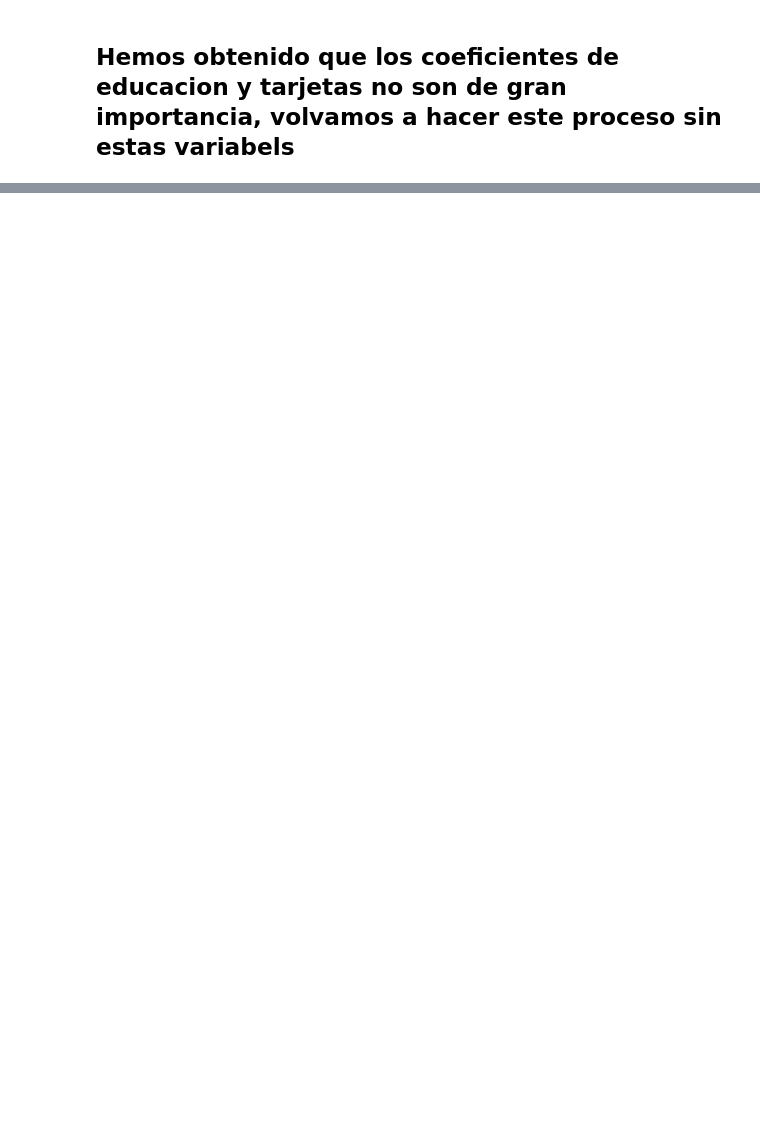
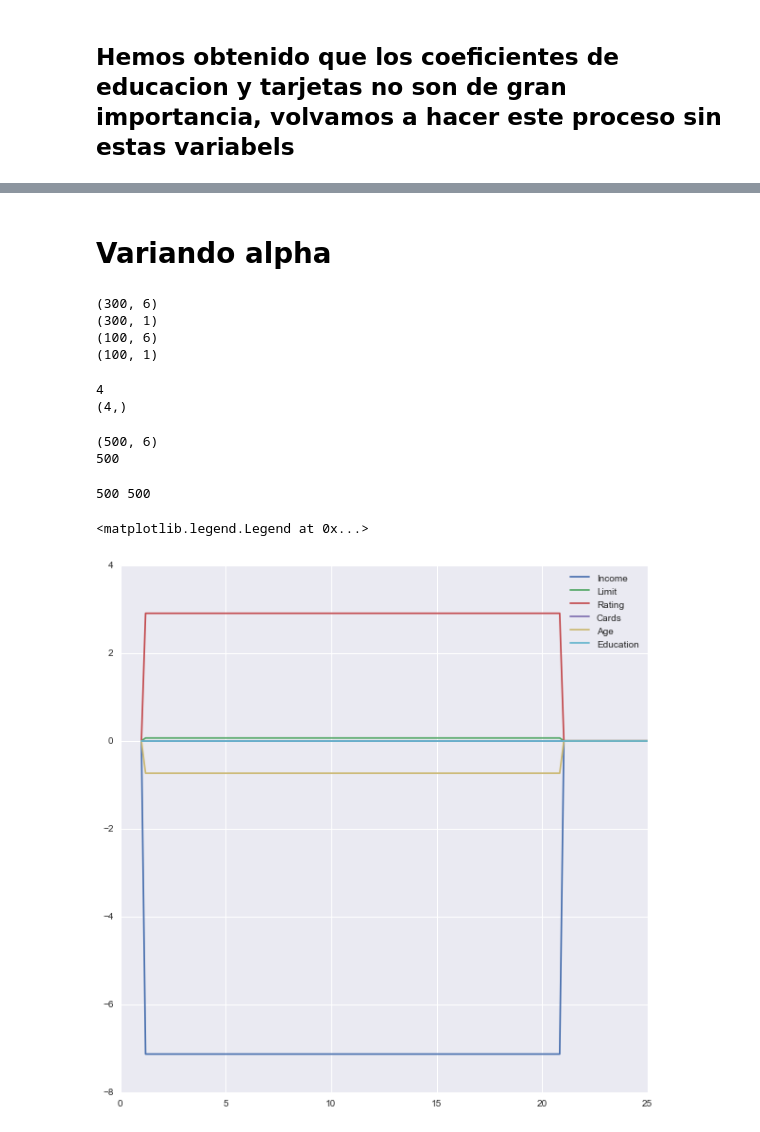
Before and after one commit to daniel-lozano/MCA, a Jupyter notebook: Aprendizaje_supervisado/Credit_cards_seaborn.ipynb, the cells around one changed output, grey strips where cells are left out. Drawn from its saved outputs; the diff is of its cells as text; code cells hidden in the pictures; blank space fills up the shorter version.

Commit message:
lasso coeficients

```diff
--- a/Aprendizaje_supervisado/Credit_cards_seaborn.ipynb
+++ b/Aprendizaje_supervisado/Credit_cards_seaborn.ipynb
@@ -268,0 +265,68 @@ Coeficientes [-7.12842116  0.06583003  2.88962861 -0.73103348]
+# %% [markdown]
+
+# Variando alpha
+# %%
+clf = linear_model.Lasso(alpha = 0.1)
+X = data[['Income','Limit','Rating','Cards','Age','Education']]
+Y=data[['Balance']]
+#Dividiendo los datos en entrenamiento y test.
+X_train,X_test,Y_train,Y_test=train_test_split(X, Y, random_state=1)
+print X_train.shape
+print Y_train.shape
+print X_test.shape
+print Y_test.shape
+# %% [output]
+(300, 6)
+(300, 1)
+(100, 6)
+(100, 1)
+# %%
+m=[1,2,3,4]
+m1=ravel(m)
+print size(m)
+print m1.shape
+# %% [output]
+4
+(4,)
+# %%
+A=linspace(1, 100,500)
+COEF=zeros([len(A),6])
+ERR=zeros(len(A))
+print COEF.shape
+print size(ERR)
+# %% [output]
+(500, 6)
+500
+# %%
+
+for i in A:
+    clf = linear_model.Lasso(alpha = 0.1)
+    clf = linear_model.LassoCV(alphas=A)
+    clf.fit(X_train,ravel(Y_train) )
+    COEF[i][0]=clf.coef_[0]
+    COEF[i][1]=clf.coef_[1]
+    COEF[i][2]=clf.coef_[2]
+    COEF[i][3]=clf.coef_[3]
+    COEF[i][4]=clf.coef_[4]
+    COEF[i][5]=clf.coef_[5]
+    if(clf.coef_== [0,0,0,0,0]):
+        print i
+    Y_pred_lasso1=clf.predict(X_test)
+    ERR[i]=sqrt(metrics.mean_squared_error(Y_test, Y_pred_lasso1))
+# %%
+#',,label='Age','Education'
+print len(COEF[:,1]),len(A)
+figsize(10,10)
+plot(A,COEF[:,0],label='Income')
+plot(A,COEF[:,1],label='Limit')
+plot(A,COEF[:,2],label='Rating')
+plot(A,COEF[:,3],label='Cards')
+plot(A,COEF[:,4],label='Age')
+plot(A,COEF[:,5],label='Education')
+#ylim(-1,1)
+xlim(0,25)
+legend()
+# %% [output]
+500 500
+<matplotlib.legend.Legend at 0x...>
+[figure, added]
```
Also changed, not shown: parts of 12 cells of this notebook.
